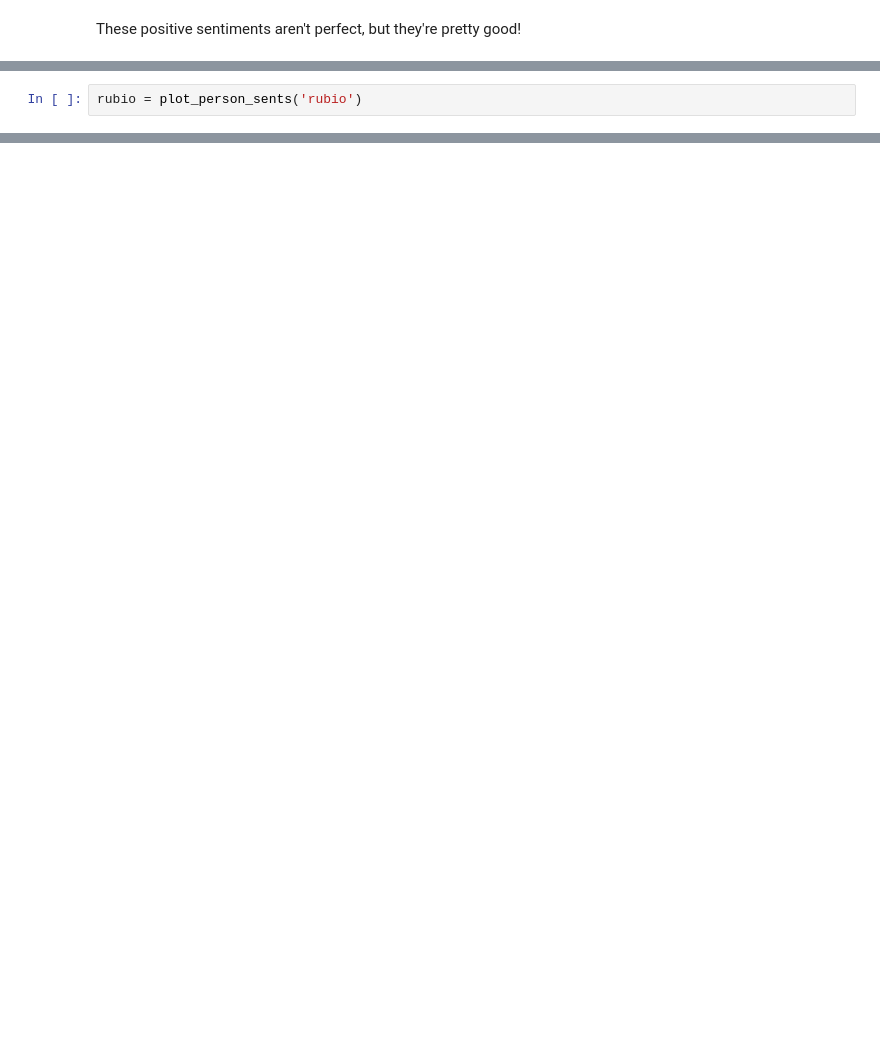
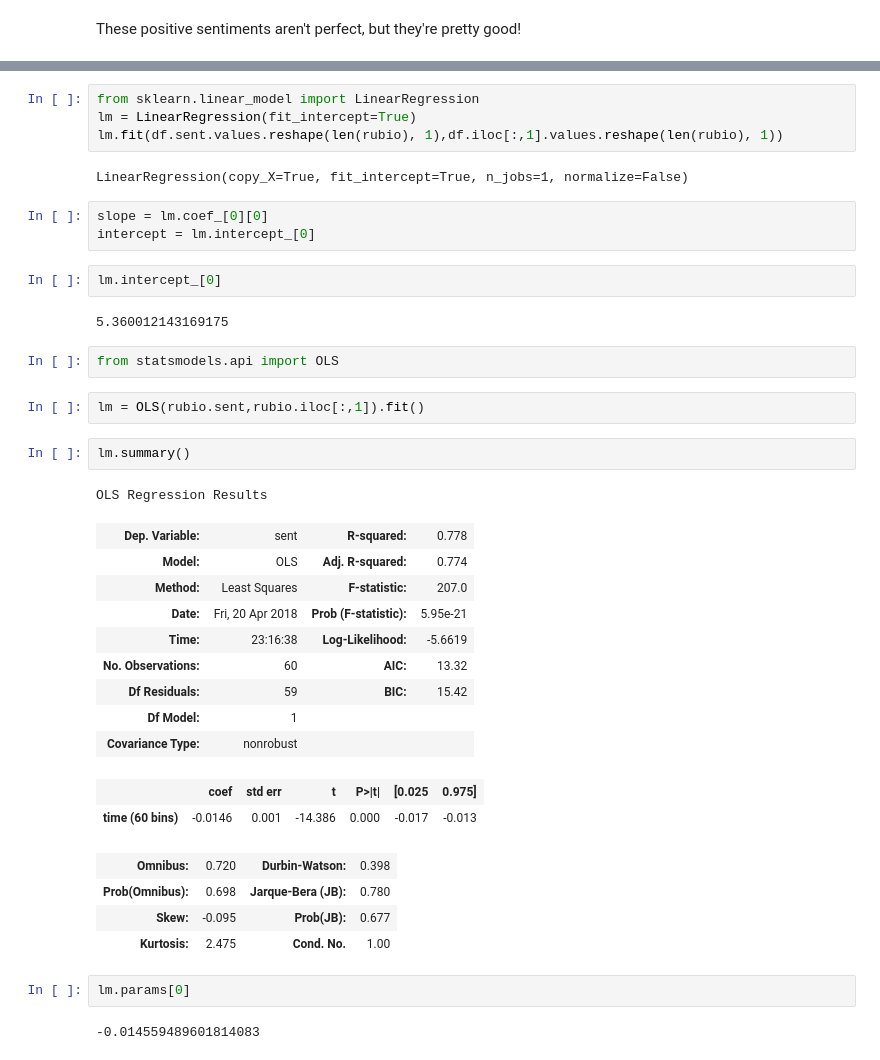
Before and after one commit to bkvillalobos/EDAV_project, a Jupyter notebook: sentiments.ipynb, the cells around one changed output, grey strips where cells are left out. Saved outputs shown, nothing was run; the diff lists cells and outputs as text; blank space fills up the shorter version.

```diff
--- a/sentiments.ipynb
+++ b/sentiments.ipynb
@@ -376,5 +444,3 @@ def plot_person_sents(name, tlist=tlist, return_df=True,n_bins=60):
         return df
     else:
         return zip(*sublist)
-# %%
-rubio = plot_person_sents('rubio')
@@ -415,0 +507,40 @@ AttributeError: 'tuple' object has no attribute 'dim'
+# %%
+from sklearn.linear_model import LinearRegression
+lm = LinearRegression(fit_intercept=True)
+lm.fit(df.sent.values.reshape(len(rubio), 1),df.iloc[:,1].values.reshape(len(rubio), 1))
+# %% [output]
+LinearRegression(copy_X=True, fit_intercept=True, n_jobs=1, normalize=False)
+# %%
+slope = lm.coef_[0][0]
+intercept = lm.intercept_[0]
+# %%
+lm.intercept_[0]
+# %% [output]
+5.360012143169175
+# %%
+from statsmodels.api import OLS
+# %%
+lm = OLS(rubio.sent,rubio.iloc[:,1]).fit()
+# %%
+lm.summary()
+# %% [output]
+OLS Regression Results
+| Dep. Variable: | sent | R-squared: | 0.778 |
+| Model: | OLS | Adj. R-squared: | 0.774 |
+| Method: | Least Squares | F-statistic: | 207.0 |
+| Date: | Fri, 20 Apr 2018 | Prob (F-statistic): | 5.95e-21 |
+| Time: | 23:16:38 | Log-Likelihood: | -5.6619 |
+| No. Observations: | 60 | AIC: | 13.32 |
+| Df Residuals: | 59 | BIC: | 15.42 |
+| Df Model: | 1 |  |  |
+| Covariance Type: | nonrobust |  |  |
+|  | coef | std err | t | P>|t| | [0.025 | 0.975] |
+| time (60 bins) | -0.0146 | 0.001 | -14.386 | 0.000 | -0.017 | -0.013 |
+| Omnibus: | 0.720 | Durbin-Watson: | 0.398 |
+| Prob(Omnibus): | 0.698 | Jarque-Bera (JB): | 0.780 |
+| Skew: | -0.095 | Prob(JB): | 0.677 |
+| Kurtosis: | 2.475 | Cond. No. | 1.00 |
+# %%
+lm.params[0]
+# %% [output]
+-0.014559489601814083
```
Also changed, not shown: parts of 51 cells of this notebook.
